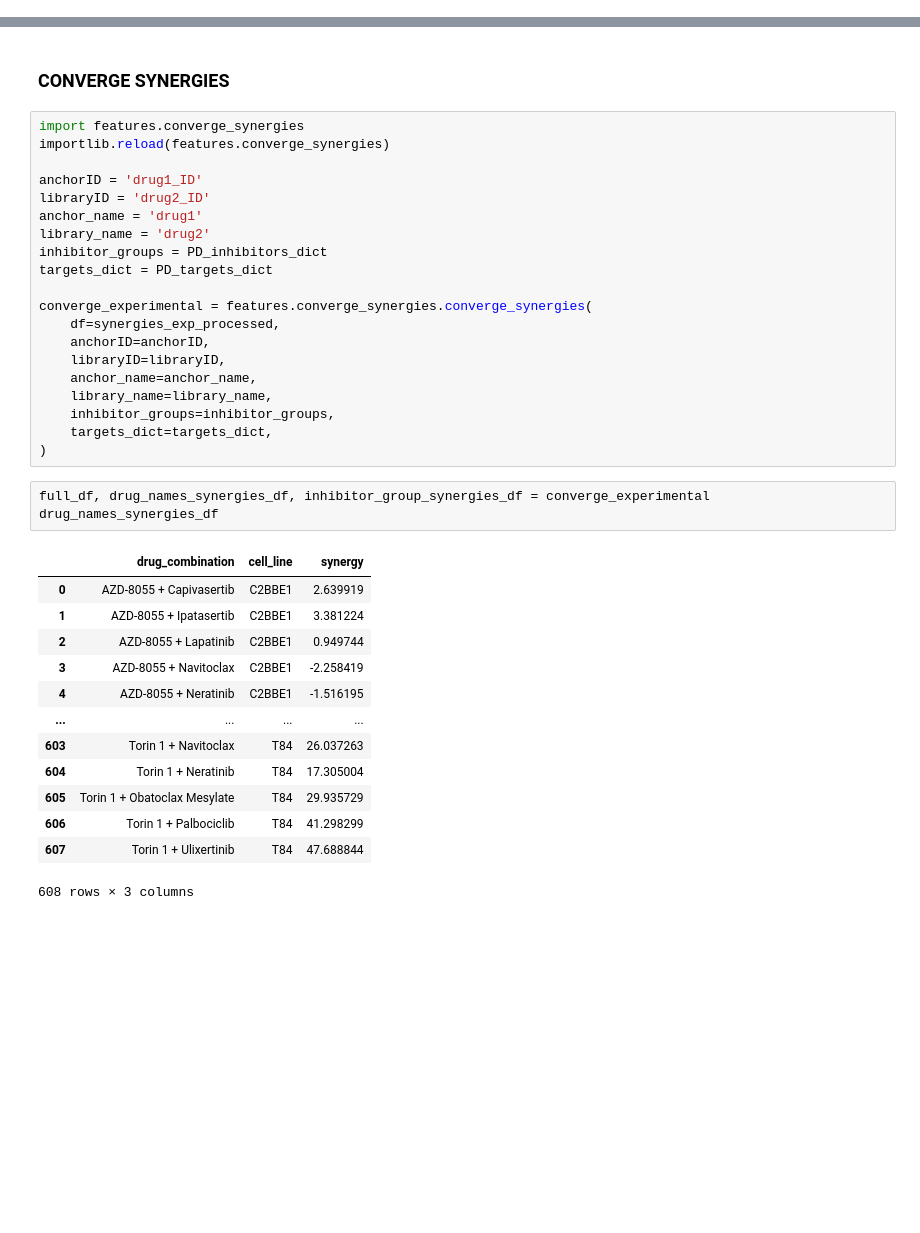
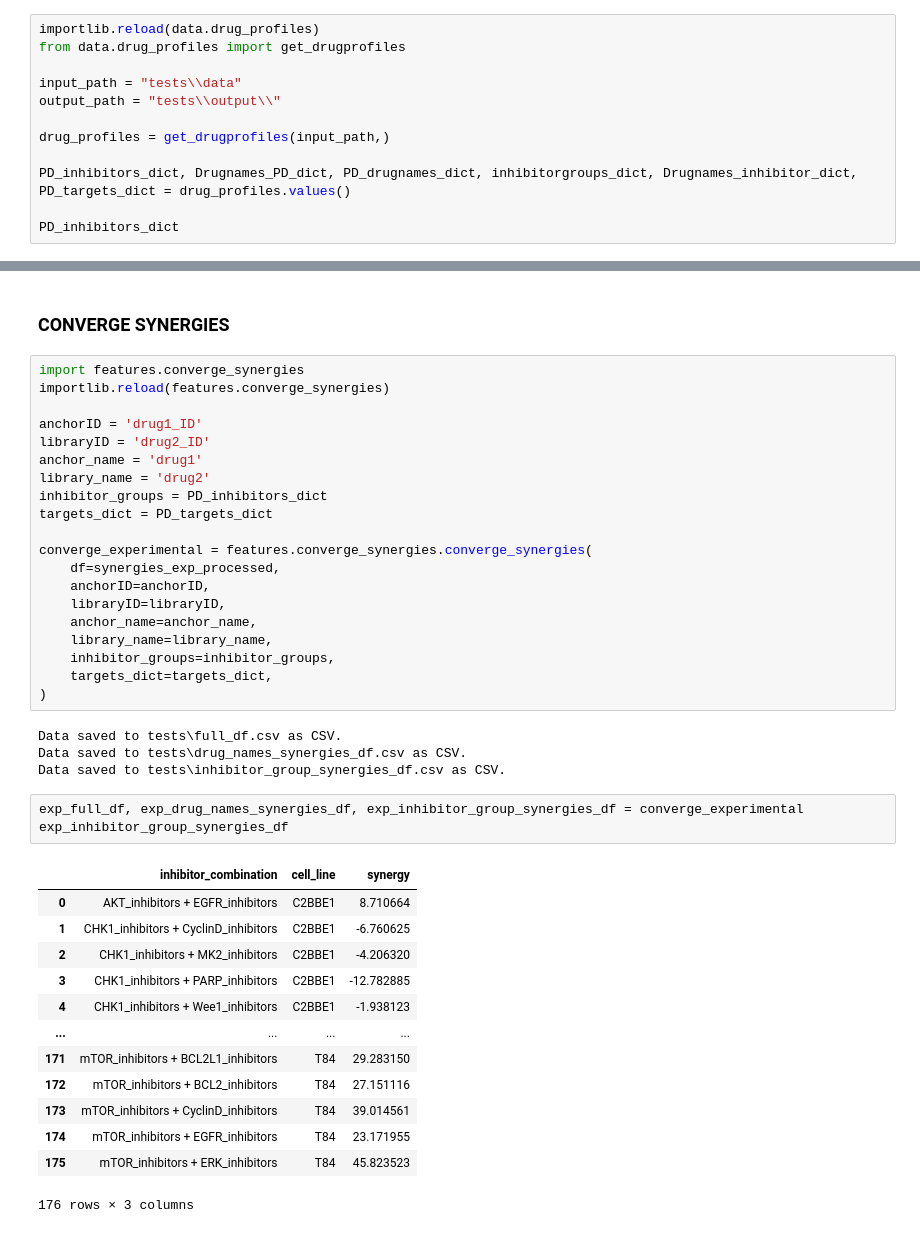
Before and after one commit to ViviamSB/SYNCO, a Jupyter notebook: notebook_tests.ipynb, the cells around one changed output, grey strips where cells are left out. Cells and saved outputs as stored; diff of their text form; blank space fills up the shorter version.

```diff
--- a/notebook_tests.ipynb
+++ b/notebook_tests.ipynb
@@ -246,3 +294,15 @@ Drugnames_inhibitor_dict = utils.make_dictionary(mapping, 'drug_name', 'inhibito
 
 mapping2 = utils.load_dataframe(folder="tests\\data", pattern="drug_profiles.csv")
 PD_targets_dict = utils.make_dictionary(mapping2, 'PD_profile', 'node_targets')
+# %%
+importlib.reload(data.drug_profiles)
+from data.drug_profiles import get_drugprofiles
+
+input_path = "tests\\data"
+output_path = "tests\\output\\"
+
+drug_profiles = get_drugprofiles(input_path,)
+
+PD_inhibitors_dict, Drugnames_PD_dict, PD_drugnames_dict, inhibitorgroups_dict, Drugnames_inhibitor_dict, PD_targets_dict = drug_profiles.values()
+
+PD_inhibitors_dict
@@ -268,23 +340,27 @@ converge_experimental = features.converge_synergies.converge_synergies(
     inhibitor_groups=inhibitor_groups,
     targets_dict=targets_dict,
 )
+# %% [output]
+Data saved to tests\full_df.csv as CSV.
+Data saved to tests\drug_names_synergies_df.csv as CSV.
+Data saved to tests\inhibitor_group_synergies_df.csv as CSV.
 # %%
-full_df, drug_names_synergies_df, inhibitor_group_synergies_df = converge_experimental
-drug_names_synergies_df
+exp_full_df, exp_drug_names_synergies_df, exp_inhibitor_group_synergies_df = converge_experimental
+exp_inhibitor_group_synergies_df
 # %% [output]
-|  | drug_combination | cell_line | synergy |
-| 0 | AZD-8055 + Capivasertib | C2BBE1 | 2.639919 |
-| 1 | AZD-8055 + Ipatasertib | C2BBE1 | 3.381224 |
-| 2 | AZD-8055 + Lapatinib | C2BBE1 | 0.949744 |
-| 3 | AZD-8055 + Navitoclax | C2BBE1 | -2.258419 |
-| 4 | AZD-8055 + Neratinib | C2BBE1 | -1.516195 |
+|  | inhibitor_combination | cell_line | synergy |
+| 0 | AKT_inhibitors + EGFR_inhibitors | C2BBE1 | 8.710664 |
+| 1 | CHK1_inhibitors + CyclinD_inhibitors | C2BBE1 | -6.760625 |
+| 2 | CHK1_inhibitors + MK2_inhibitors | C2BBE1 | -4.206320 |
+| 3 | CHK1_inhibitors + PARP_inhibitors | C2BBE1 | -12.782885 |
+| 4 | CHK1_inhibitors + Wee1_inhibitors | C2BBE1 | -1.938123 |
 | ... | ... | ... | ... |
-| 603 | Torin 1 + Navitoclax | T84 | 26.037263 |
-| 604 | Torin 1 + Neratinib | T84 | 17.305004 |
-| 605 | Torin 1 + Obatoclax Mesylate | T84 | 29.935729 |
-| 606 | Torin 1 + Palbociclib | T84 | 41.298299 |
-| 607 | Torin 1 + Ulixertinib | T84 | 47.688844 |
+| 171 | mTOR_inhibitors + BCL2L1_inhibitors | T84 | 29.283150 |
+| 172 | mTOR_inhibitors + BCL2_inhibitors | T84 | 27.151116 |
+| 173 | mTOR_inhibitors + CyclinD_inhibitors | T84 | 39.014561 |
+| 174 | mTOR_inhibitors + EGFR_inhibitors | T84 | 23.171955 |
+| 175 | mTOR_inhibitors + ERK_inhibitors | T84 | 45.823523 |
-608 rows × 3 columns
+176 rows × 3 columns
 # %%
 importlib.reload(features.converge_synergies)
 
```
Also changed, not shown: parts of 16 cells of this notebook, 18 other files.
